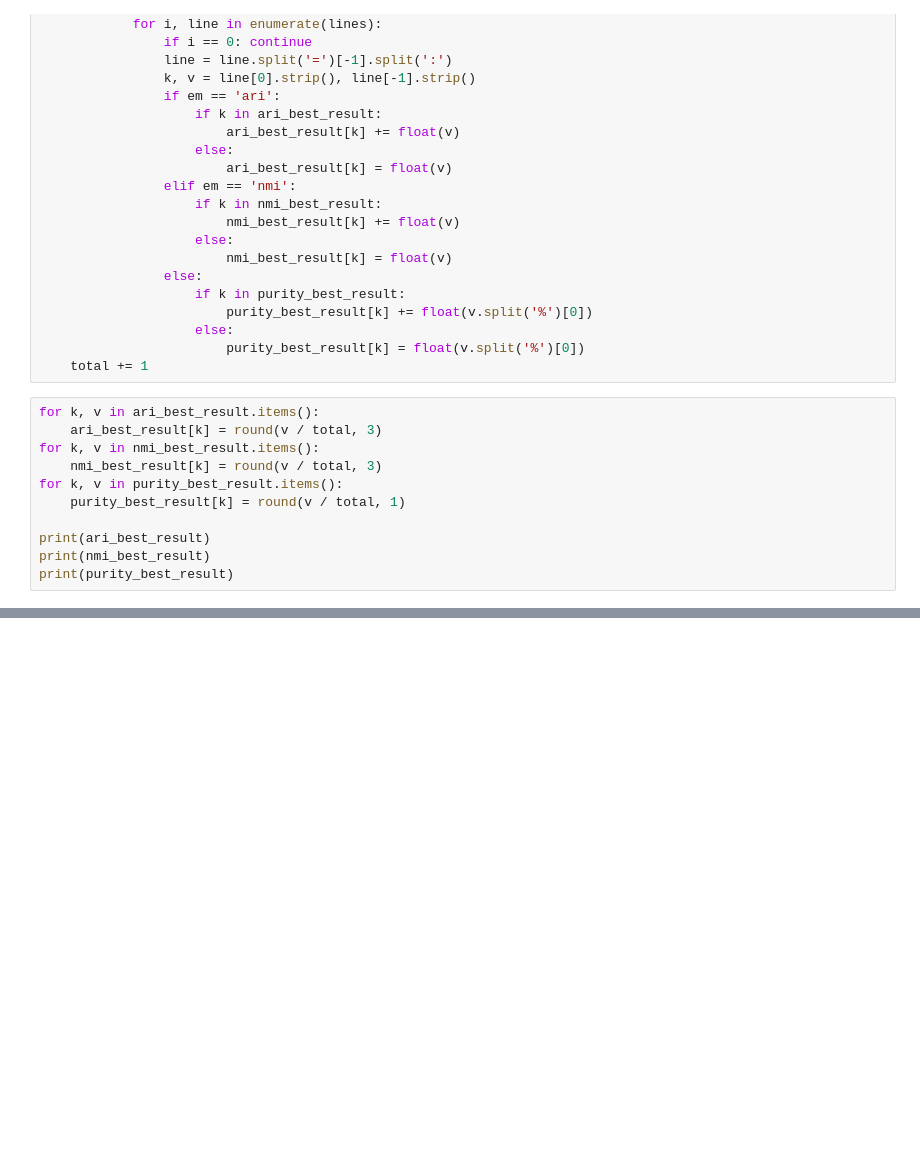
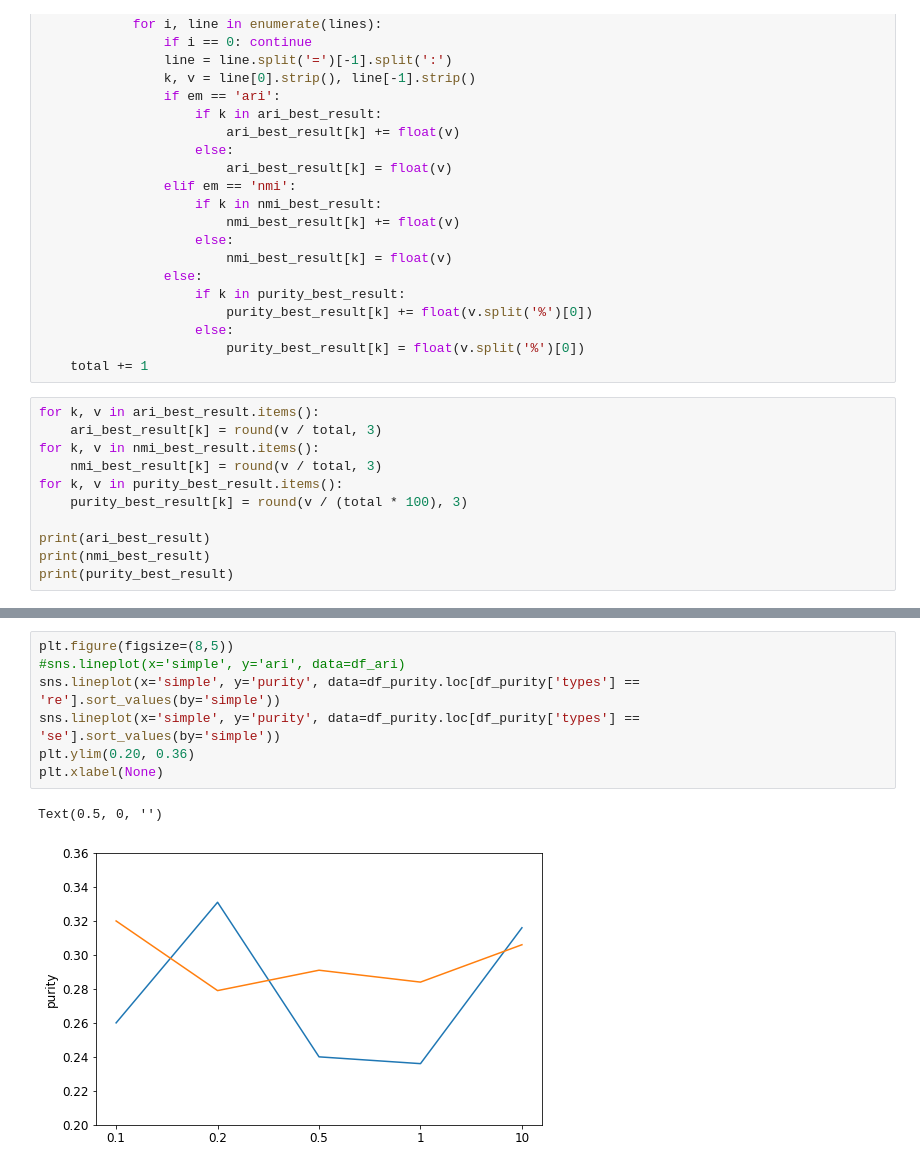
Before and after one commit to hopemini/data_processing, a Jupyter notebook: jideca_params/find_mean.ipynb, the cells around one changed output, grey strips where cells are left out. Cells and saved outputs as stored; diff of their text form; blank space fills up the shorter version.

```diff
--- a/jideca_params/find_mean.ipynb
+++ b/jideca_params/find_mean.ipynb
@@ -41,7 +41,7 @@ for k, v in ari_best_result.items():
 for k, v in nmi_best_result.items():
     nmi_best_result[k] = round(v / total, 3)
 for k, v in purity_best_result.items():
-    purity_best_result[k] = round(v / total, 1)
+    purity_best_result[k] = round(v / (total * 100), 3)
 
 print(ari_best_result)
 print(nmi_best_result)
@@ -83,0 +117,10 @@ Text(0.5, 0, '')
+# %%
+plt.figure(figsize=(8,5))
+#sns.lineplot(x='simple', y='ari', data=df_ari)
+sns.lineplot(x='simple', y='purity', data=df_purity.loc[df_purity['types'] == 're'].sort_values(by='simple'))
+sns.lineplot(x='simple', y='purity', data=df_purity.loc[df_purity['types'] == 'se'].sort_values(by='simple'))
+plt.ylim(0.20, 0.36)
+plt.xlabel(None)
+# %% [output]
+Text(0.5, 0, '')
+[figure, added]
```
Also changed, not shown: parts of 6 cells of this notebook.
